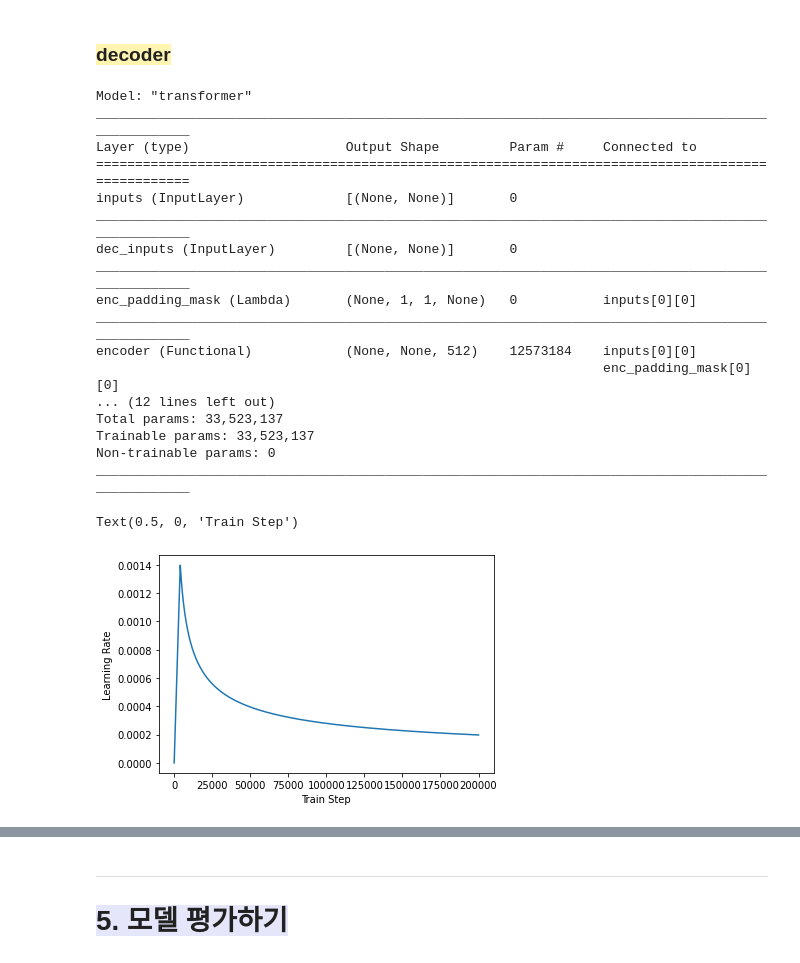
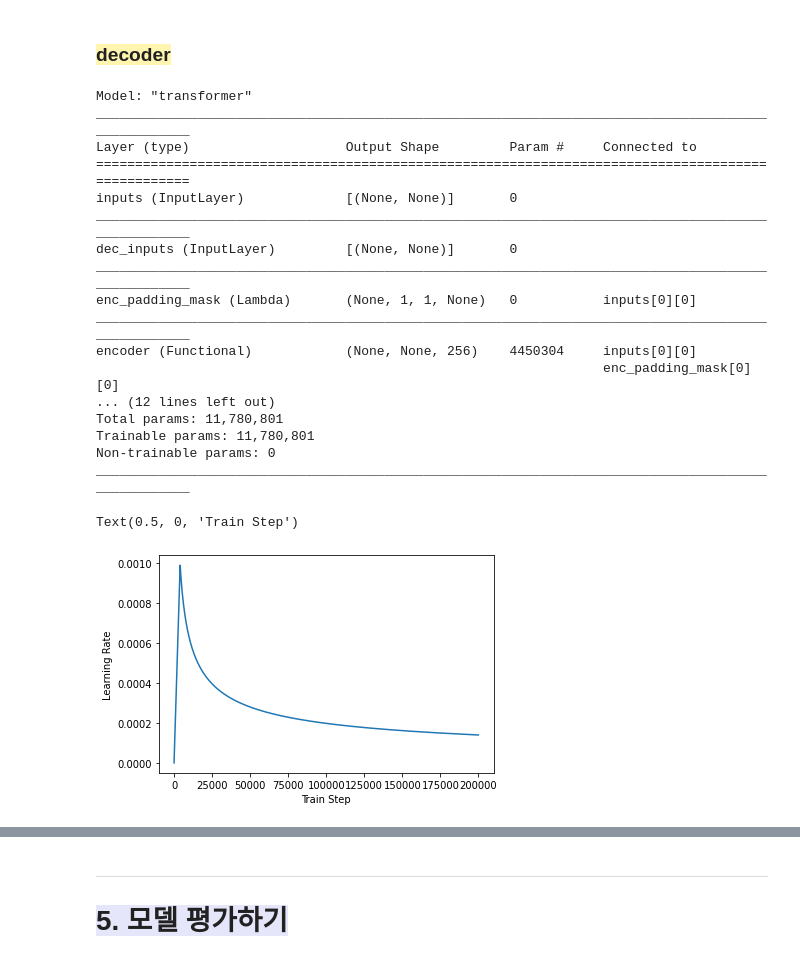
Before and after one commit to happybin2013/AIFFEL7_Quest, a Jupyter notebook: EXPLORATION_RS7_Quest/Quest09/EXPLORATION_RS7_Quest09.ipynb, the cells around one changed output, grey strips where cells are left out. Drawn from its saved outputs; the diff is of its cells as text; code cells hidden in the pictures.

```diff
--- a/EXPLORATION_RS7_Quest/Quest09/EXPLORATION_RS7_Quest09.ipynb
+++ b/EXPLORATION_RS7_Quest/Quest09/EXPLORATION_RS7_Quest09.ipynb
@@ -564,9 +564,9 @@ def transformer(vocab_size,
 tf.keras.backend.clear_session()
 
 # 하이퍼파라미터
-NUM_LAYERS = 4 # 인코더와 디코더의 층의 개수
-D_MODEL = 512 # 인코더와 디코더 내부의 입, 출력의 고정 차원
-NUM_HEADS = 16 # 멀티 헤드 어텐션에서의 헤드 수
+NUM_LAYERS = 3 # 인코더와 디코더의 층의 개수
+D_MODEL = 256 # 인코더와 디코더 내부의 입, 출력의 고정 차원
+NUM_HEADS = 8 # 멀티 헤드 어텐션에서의 헤드 수
 UNITS = 1024 # 피드 포워드 신경망의 은닉층의 크기
 DROPOUT = 0.2 # 드롭아웃의 비율
 
@@ -590,11 +590,11 @@ dec_inputs (InputLayer)         [(None, None)]       0
 __________________________________________________________________________________________________
 enc_padding_mask (Lambda)       (None, 1, 1, None)   0           inputs[0][0]
 __________________________________________________________________________________________________
-encoder (Functional)            (None, None, 512)    12573184    inputs[0][0]
+encoder (Functional)            (None, None, 256)    4450304     inputs[0][0]
                                                                  enc_padding_mask[0][0]
 ... (12 lines left out)
-Total params: 33,523,137
-Trainable params: 33,523,137
+Total params: 11,780,801
+Trainable params: 11,780,801
 Non-trainable params: 0
 __________________________________________________________________________________________________
 # %%
@@ -625,14 +625,14 @@ class CustomSchedule(tf.keras.optimizers.schedules.LearningRateSchedule):
 
         return tf.math.rsqrt(self.d_model) * tf.math.minimum(arg1, arg2)
 # %%
-sample_learning_rate = CustomSchedule(d_model=128)
+sample_learning_rate = CustomSchedule(d_model=256)
 
 plt.plot(sample_learning_rate(tf.range(200000, dtype=tf.float32)))
 plt.ylabel("Learning Rate")
 plt.xlabel("Train Step")
 # %% [output]
 Text(0.5, 0, 'Train Step')
-[figure, old version]
+[figure, new version]
 # %%
 learning_rate = CustomSchedule(D_MODEL)
 
```
Also changed, not shown: parts of 11 cells of this notebook.
